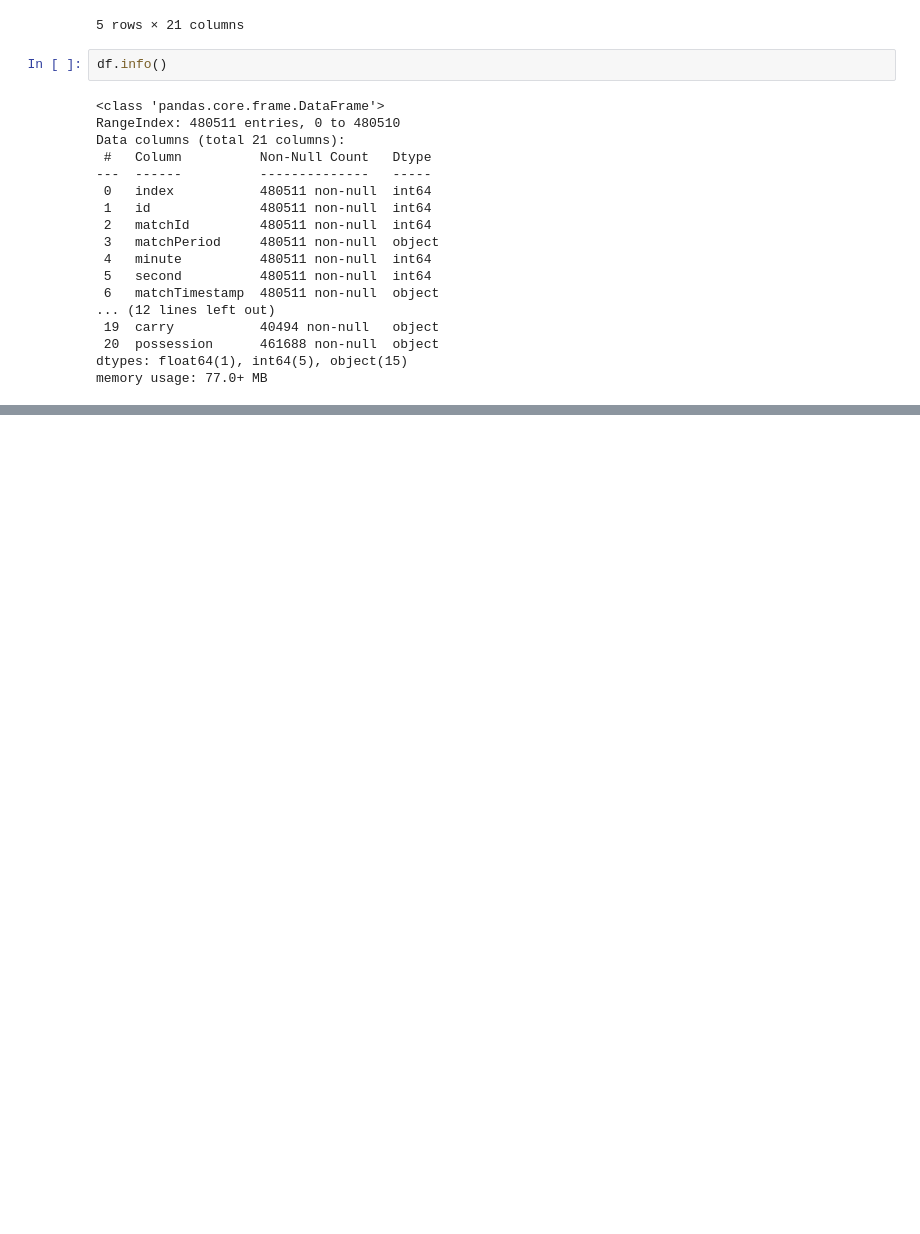
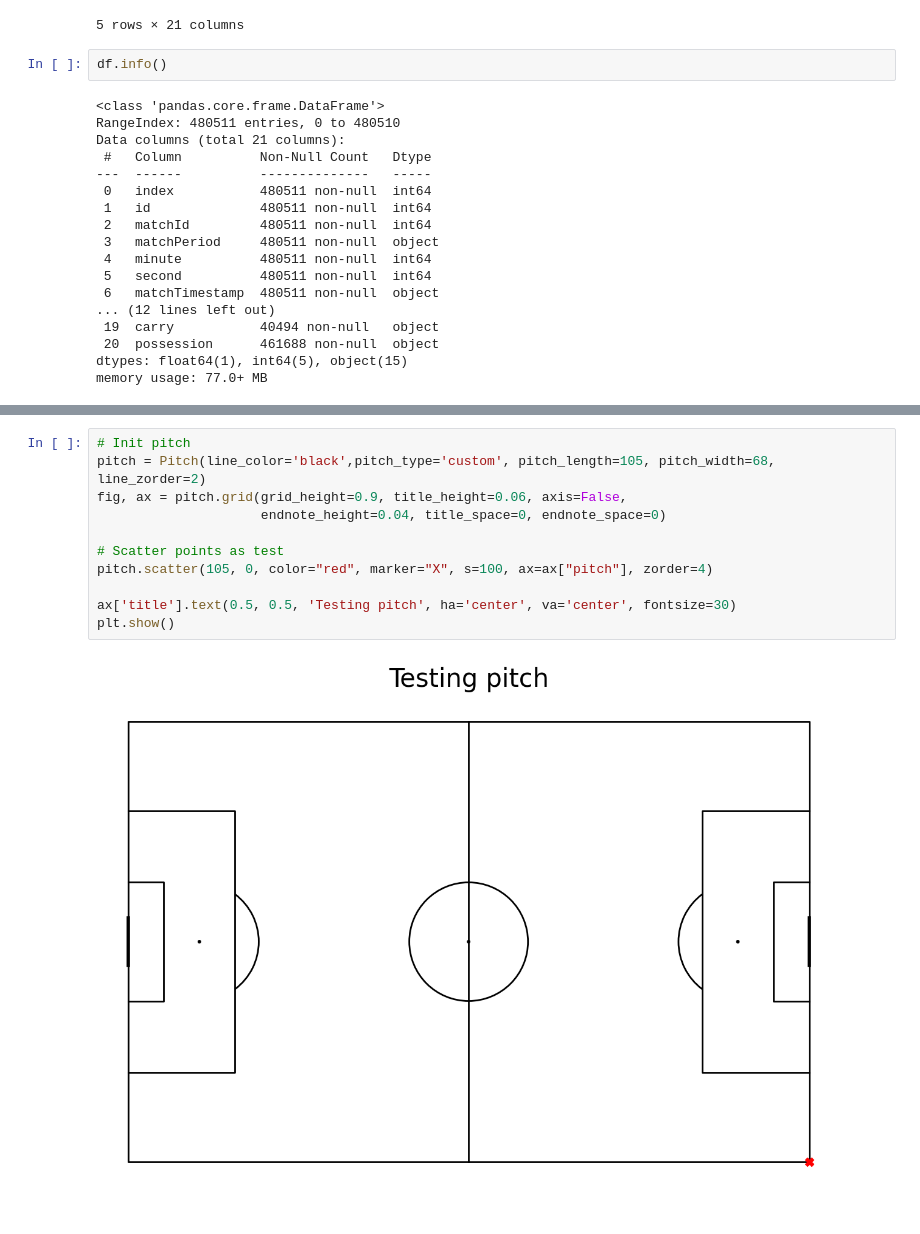
Before and after one commit to MarijnSt/soccermatics-project-2, a Jupyter notebook: expected_danger.ipynb, the cells around one changed output, grey strips where cells are left out. Saved outputs shown, nothing was run; the diff lists cells and outputs as text; blank space fills up the shorter version.

```diff
--- a/expected_danger.ipynb
+++ b/expected_danger.ipynb
@@ -103,0 +175,13 @@ memory usage: 92.5+ MB
+# %%
+# Init pitch
+pitch = Pitch(line_color='black',pitch_type='custom', pitch_length=105, pitch_width=68, line_zorder=2)
+fig, ax = pitch.grid(grid_height=0.9, title_height=0.06, axis=False,
+                     endnote_height=0.04, title_space=0, endnote_space=0)
+
+# Scatter points as test
+pitch.scatter(105, 0, color="red", marker="X", s=100, ax=ax["pitch"], zorder=4)
+
+ax['title'].text(0.5, 0.5, 'Testing pitch', ha='center', va='center', fontsize=30)
+plt.show()
+# %% [output]
+[figure, added]
```
Also changed, not shown: parts of 7 cells of this notebook.
